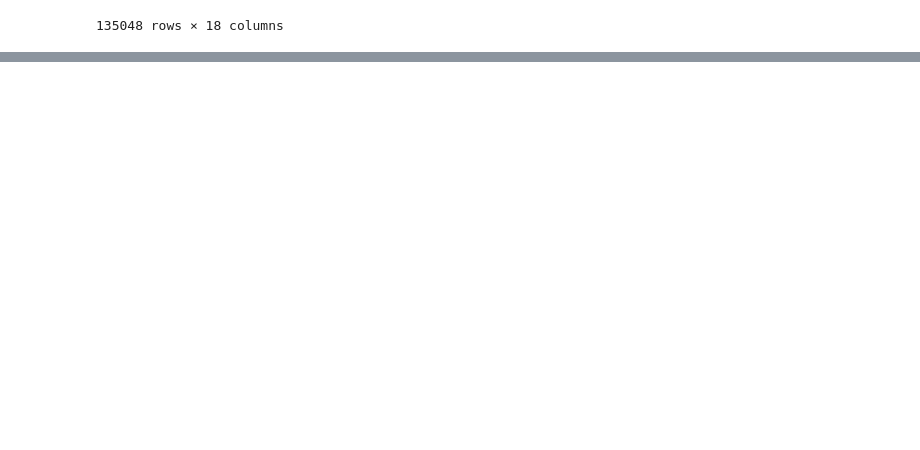
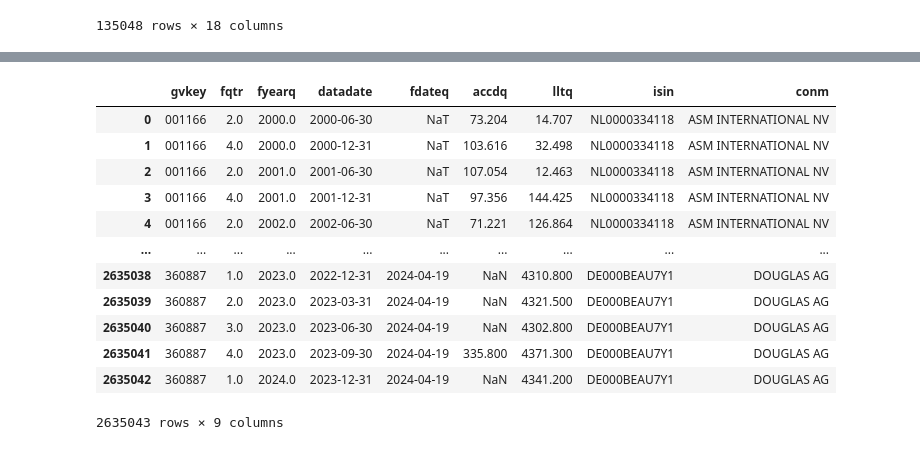
Before and after one commit to glyh0515/fin372.4_project, a Jupyter notebook: notebook.ipynb, the cells around one changed output, grey strips where cells are left out. Drawn from its saved outputs; the diff is of its cells as text; code cells hidden in the pictures; blank space fills up the shorter version.

```diff
--- a/notebook.ipynb
+++ b/notebook.ipynb
@@ -46,0 +161,17 @@ df
+# %%
+defs = pd.read_stata('global_deferred.dta')
+defs
+# %% [output]
+|  | gvkey | fqtr | fyearq | datadate | fdateq | accdq | lltq | isin | conm |
+| 0 | 001166 | 2.0 | 2000.0 | 2000-06-30 | NaT | 73.204 | 14.707 | NL0000334118 | ASM INTERNATIONAL NV |
+| 1 | 001166 | 4.0 | 2000.0 | 2000-12-31 | NaT | 103.616 | 32.498 | NL0000334118 | ASM INTERNATIONAL NV |
+| 2 | 001166 | 2.0 | 2001.0 | 2001-06-30 | NaT | 107.054 | 12.463 | NL0000334118 | ASM INTERNATIONAL NV |
+| 3 | 001166 | 4.0 | 2001.0 | 2001-12-31 | NaT | 97.356 | 144.425 | NL0000334118 | ASM INTERNATIONAL NV |
+| 4 | 001166 | 2.0 | 2002.0 | 2002-06-30 | NaT | 71.221 | 126.864 | NL0000334118 | ASM INTERNATIONAL NV |
+| ... | ... | ... | ... | ... | ... | ... | ... | ... | ... |
+| 2635038 | 360887 | 1.0 | 2023.0 | 2022-12-31 | 2024-04-19 | NaN | 4310.800 | DE000BEAU7Y1 | DOUGLAS AG |
+| 2635039 | 360887 | 2.0 | 2023.0 | 2023-03-31 | 2024-04-19 | NaN | 4321.500 | DE000BEAU7Y1 | DOUGLAS AG |
+| 2635040 | 360887 | 3.0 | 2023.0 | 2023-06-30 | 2024-04-19 | NaN | 4302.800 | DE000BEAU7Y1 | DOUGLAS AG |
+| 2635041 | 360887 | 4.0 | 2023.0 | 2023-09-30 | 2024-04-19 | 335.800 | 4371.300 | DE000BEAU7Y1 | DOUGLAS AG |
+| 2635042 | 360887 | 1.0 | 2024.0 | 2023-12-31 | 2024-04-19 | NaN | 4341.200 | DE000BEAU7Y1 | DOUGLAS AG |
+2635043 rows × 9 columns
```
Also changed, not shown: parts of 9 cells of this notebook, 6 other files.
